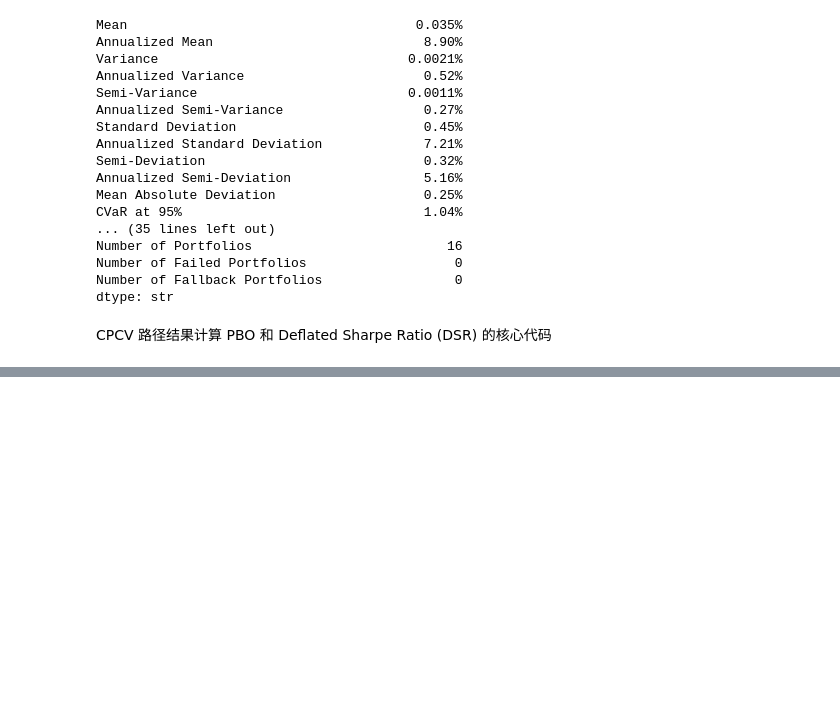
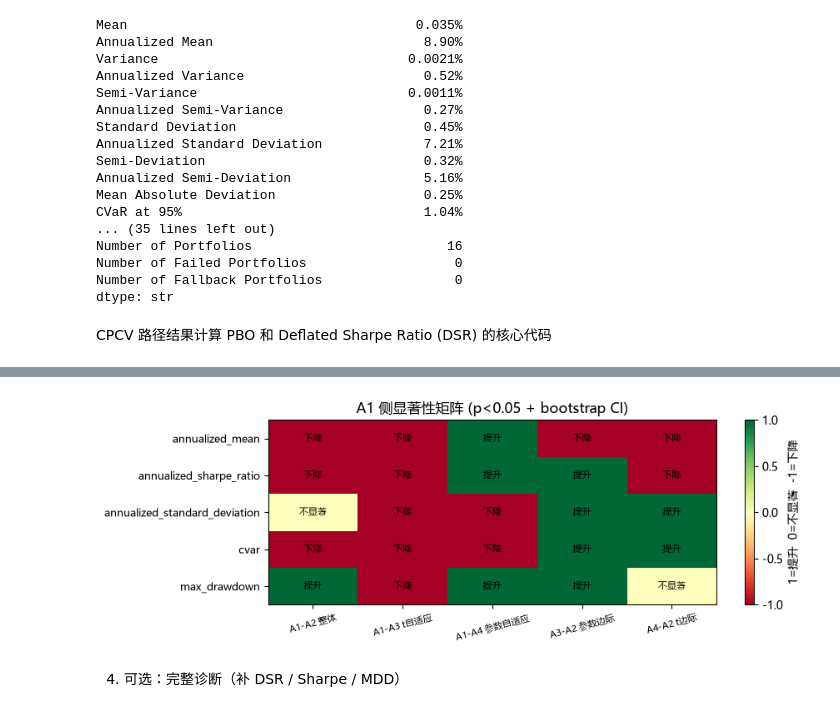
Before and after one commit to wang-jinghui/machine-learning-for-trading, a Jupyter notebook: case_studies/lazy_trading/WalkForward+CPCV+PS.ipynb, the cells around one changed output, grey strips where cells are left out. Saved outputs shown, nothing was run; the diff lists cells and outputs as text; code cells hidden in the pictures; blank space fills up the shorter version.

```diff
--- a/case_studies/lazy_trading/WalkForward+CPCV+PS.ipynb
+++ b/case_studies/lazy_trading/WalkForward+CPCV+PS.ipynb
@@ -683,0 +750,11 @@ df
+# %%
+# 拆开fold_path, 按oos（test)时序排序，得到路径片段嵌套列表
+selected_path_folds = build_test_parts(selected_paths, n_test_folds=2)
+all_fixed_path_folds = build_test_parts(all_fixed_paths, n_test_folds=2)
+train_fixed_path_folds = build_test_parts(train_fixed_paths, n_test_folds=2)
+param_fixed_path_folds = build_test_parts(param_fixed_paths, n_test_folds=2)
+# 超立方采样的到路径
+A1_oos_lhs_paths = discrete_lhs_safe(selected_path_folds, n_samples=10000)
+A2_oos_lhs_paths = discrete_lhs_safe(all_fixed_path_folds, n_samples=10000)
+A3_oos_lhs_paths = discrete_lhs_safe(train_fixed_path_folds, n_samples=10000)
+A4_oos_lhs_paths = discrete_lhs_safe(param_fixed_path_folds, n_samples=10000)
@@ -683,0 +907,21 @@ df
+# %%
+# Step 3d: 显著性矩阵热力图（一眼看全 5 指标 × 5 对比）
+verdict_map = {"提升": 1, "不显著": 0, "下降": -1}
+mat = sig.pivot_table(index="metric", columns="pair", values="verdict", aggfunc="first")
+mat_num = mat.replace(verdict_map).astype(float)
+
+plt.figure(figsize=(9, 3.2))
+plt.imshow(mat_num.values, cmap="RdYlGn", vmin=-1, vmax=1, aspect="auto")
+plt.xticks(range(len(mat.columns)), mat.columns, rotation=15, fontsize=8)
+plt.yticks(range(len(mat.index)), mat.index, fontsize=9)
+for i in range(mat.shape[0]):
+    for j in range(mat.shape[1]):
+        plt.text(j, i, mat.values[i, j], ha="center", va="center", fontsize=8)
+plt.colorbar(label="1=提升  0=不显著  -1=下降")
+plt.title("A1 侧显著性矩阵 (p<0.05 + bootstrap CI)")
+plt.tight_layout()
+plt.show()
+# %% [output]
+[figure, added]
+# %% [markdown]
+4. 可选：完整诊断（补 DSR / Sharpe / MDD）
```
Also changed, not shown: parts of 39 cells of this notebook.
